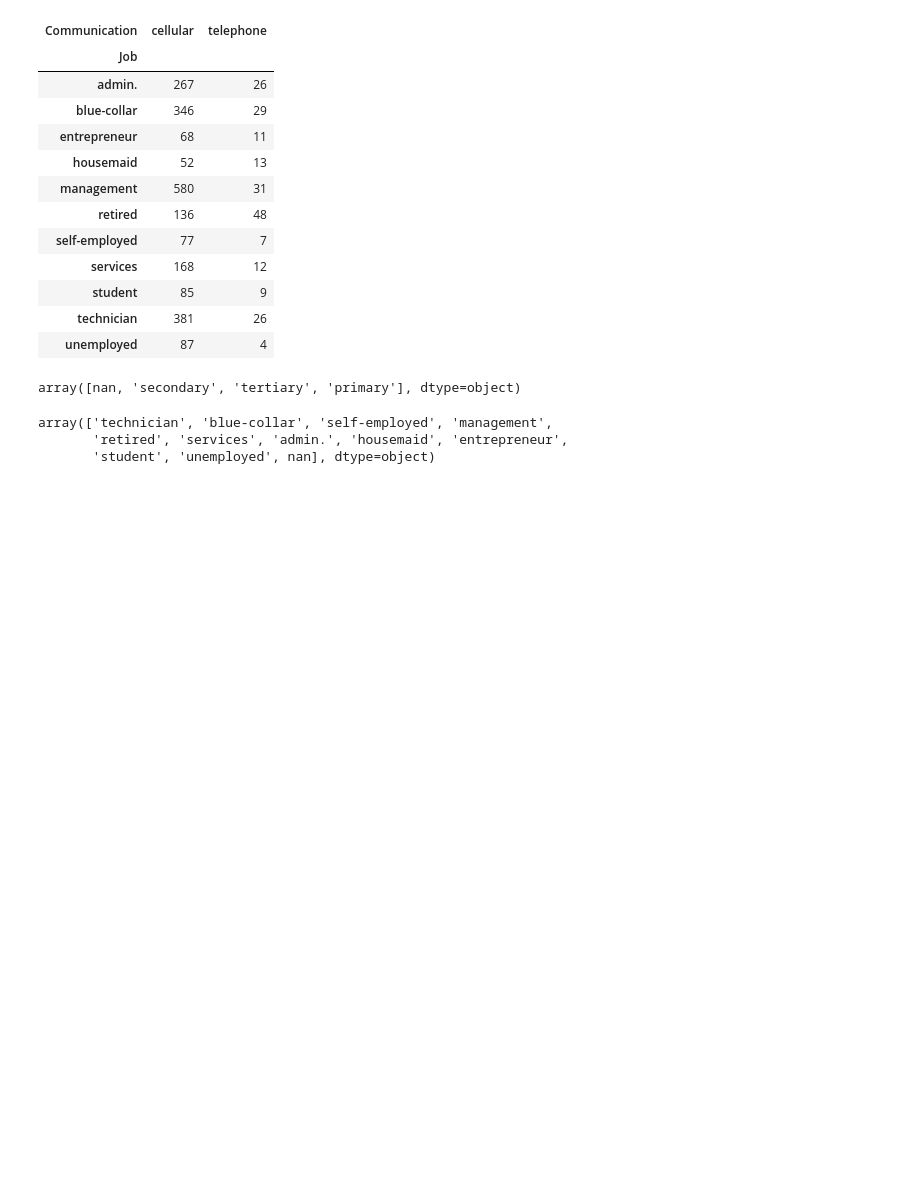
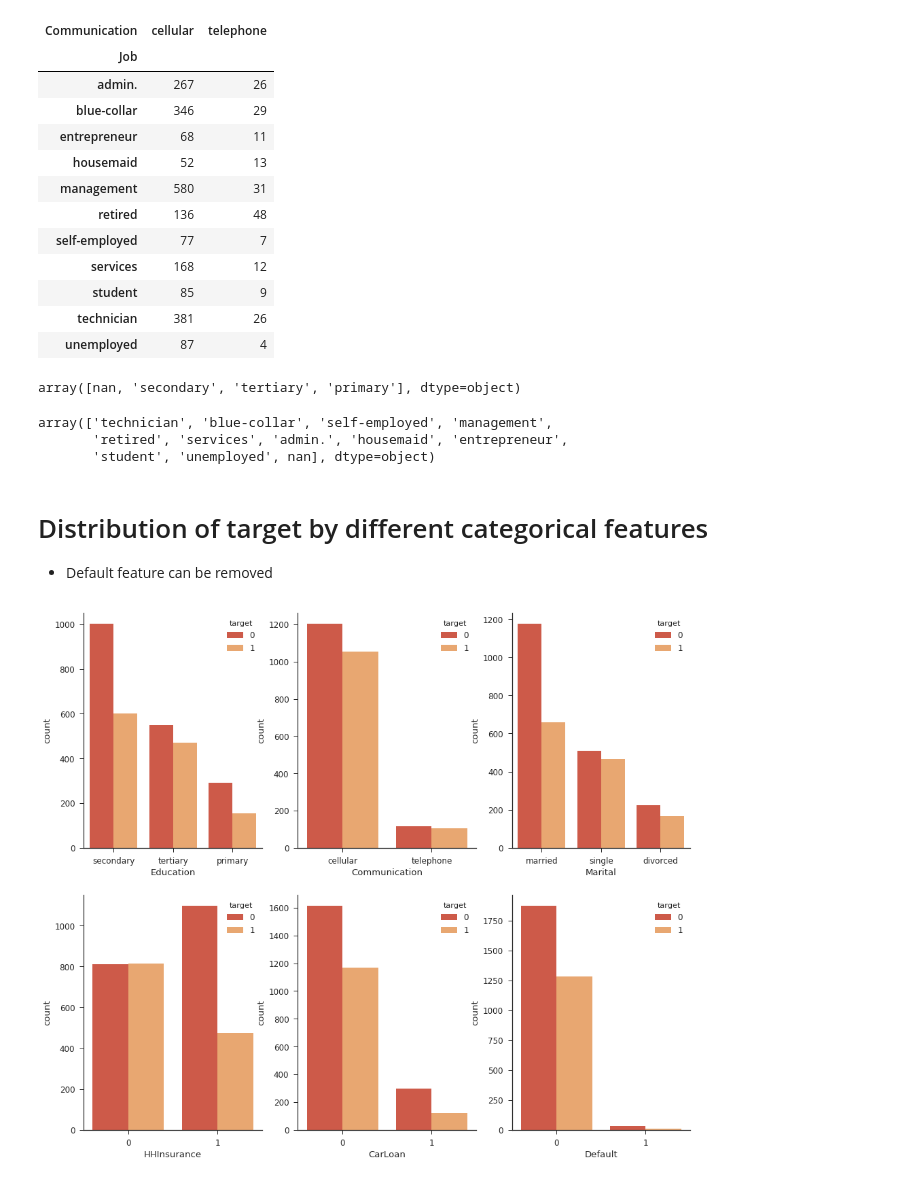
Before and after one commit to VigneshTCD/car_insurance_analysis, a Jupyter notebook: notebooks/EDA.ipynb, the cells around one changed output. Saved outputs shown, nothing was run; the diff lists cells and outputs as text; code cells hidden in the pictures; blank space fills up the shorter version.

Commit message:
added more visualization

```diff
--- a/notebooks/EDA.ipynb
+++ b/notebooks/EDA.ipynb
@@ -152,3 +230,7 @@ if 'Outcome' in X_train.columns:
+# %%
+most_frequent_job = X_train['Job'].mode()
+# %%
+X_train['Job'] = X_train['Job'].fillna(most_frequent_job)
 # %%
 X_train[0:4]
 # %% [output]
@@ -209,3 +297,21 @@ X_train['Job'].unique()
 array(['technician', 'blue-collar', 'self-employed', 'management',
        'retired', 'services', 'admin.', 'housemaid', 'entrepreneur',
        'student', 'unemployed', nan], dtype=object)
+# %% [markdown]
+# Distribution of target by different categorical features
+* Default feature can be removed
+# %%
+cat_features = ['Education', 'Communication', 'Marital', 'HHInsurance', 'CarLoan', 'Default']
+palette_6 = sns.color_palette('RdYlBu')
+plt.figure(figsize=(16, 14))
+sns.set(font_scale= 1.2)
+sns.set_style('ticks')
+X_train['target'] = y_train
+
+for i, feature in enumerate(cat_features):
+    plt.subplot(2, 3, i+1)
+    sns.countplot(data=X_train, x=feature, hue='target', palette=palette_6)
+
+sns.despine()
+# %% [output]
+[figure, added]
```
Also changed, not shown: parts of 36 cells of this notebook.
